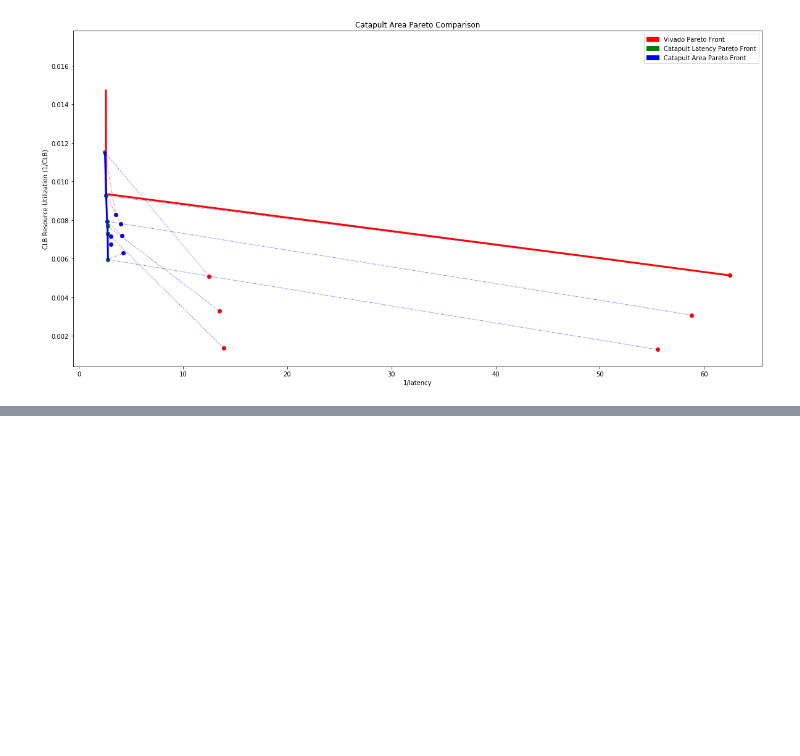
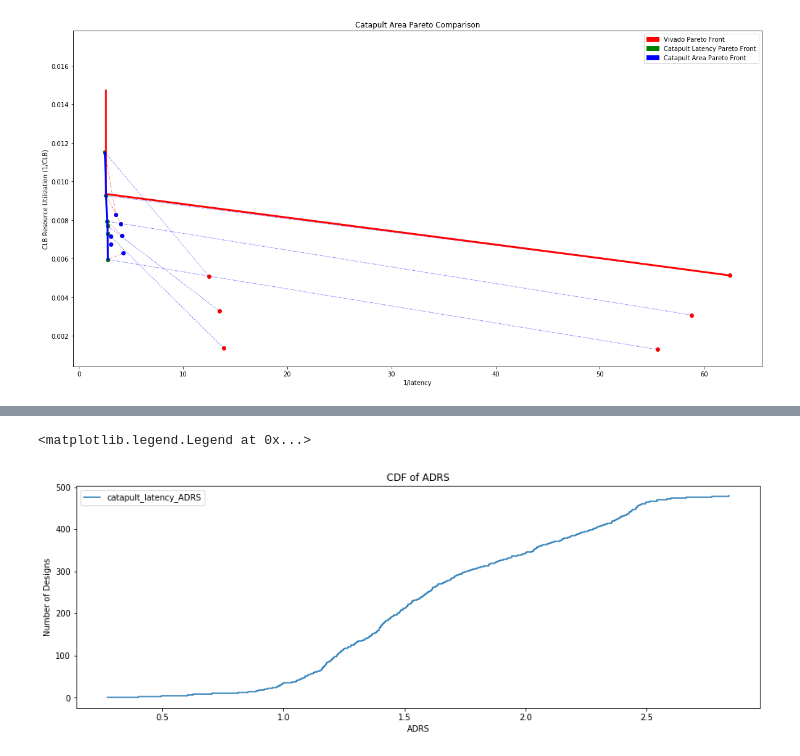
Before and after one commit to KastnerRG/Spector-HLS, a Jupyter notebook: sobel_filter/results/postproc/sobelx_postproc.ipynb, the cells around one changed output, grey strips where cells are left out. Saved outputs shown, nothing was run; the diff lists cells and outputs as text; code cells hidden in the pictures; blank space fills up the shorter version.

```diff
--- a/sobel_filter/results/postproc/sobelx_postproc.ipynb
+++ b/sobel_filter/results/postproc/sobelx_postproc.ipynb
@@ -508,0 +564,28 @@ Text(0, 0.5, 'CLB Resource Utilization (1/CLB)')
+# %%
+
+
+c_lat_adrs=[]
+for index,row in c_latdfx_copy.iterrows():
+    min_val=10000000000000000000000000
+    for i in range(len(y_pareto2_index)):
+        a=euclid(1/row['obj1'],y_pareto2[i][0],1/row['obj2'],y_pareto2[i][1])
+        if a<min_val:
+            min_val=a
+    c_lat_adrs.append(min_val)
+
+
+
+sorted_c_lat_adrs=np.sort(c_lat_adrs)
+
+
+plt.figure(figsize=(15, 5))
+plt.step(np.concatenate([sorted_c_lat_adrs, sorted_c_lat_adrs[[-1]]]),np.arange(sorted_c_lat_adrs.size+1),label='catapult_latency_ADRS')
+plt.xlabel('ADRS')
+plt.ylabel('Number of Designs')
+plt.title('CDF of ADRS')
+
+
+plt.legend()
+# %% [output]
+<matplotlib.legend.Legend at 0x...>
+[figure, added]
```
Also changed, not shown: parts of 5 cells of this notebook, 7 other files.
